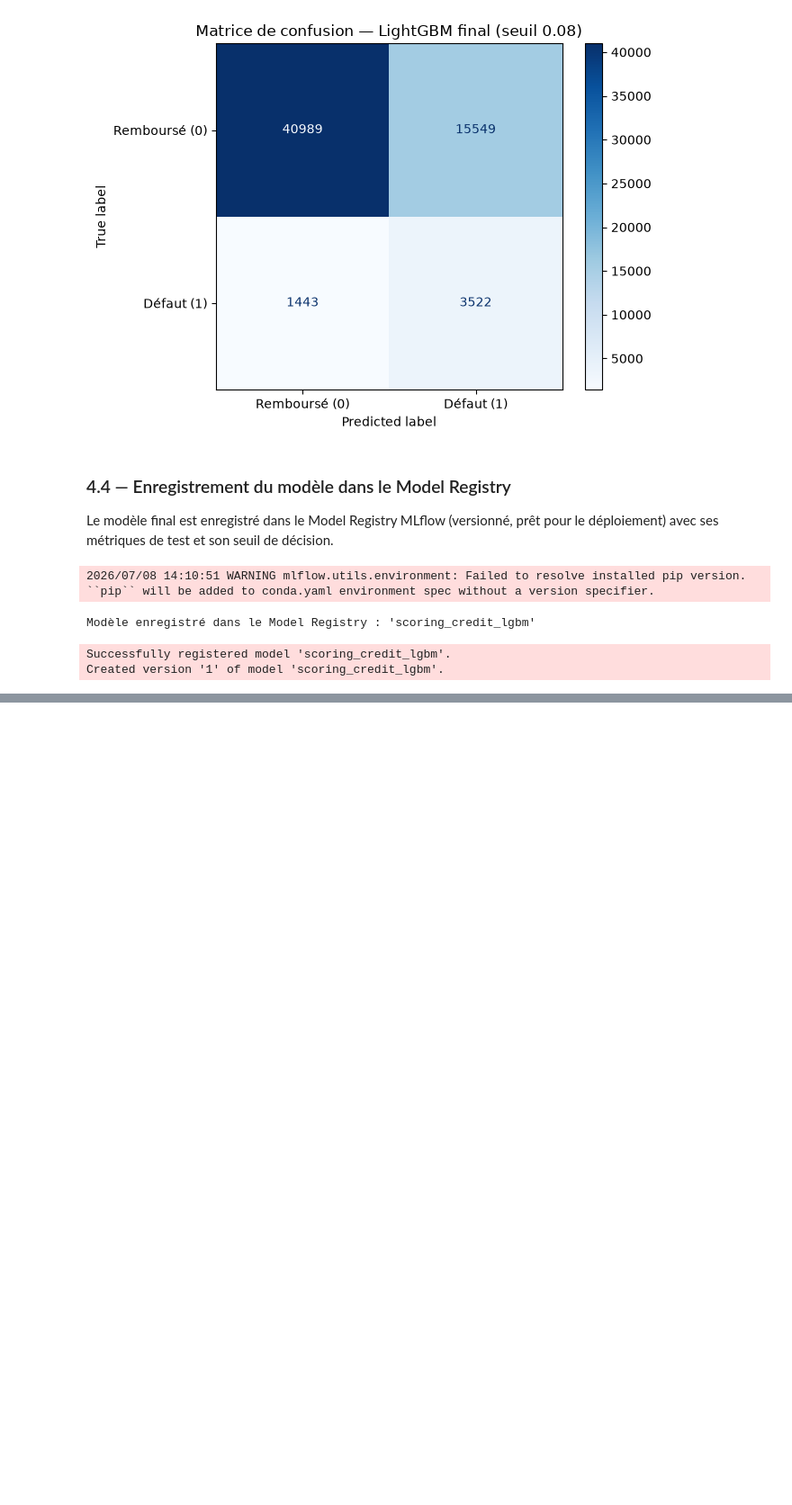
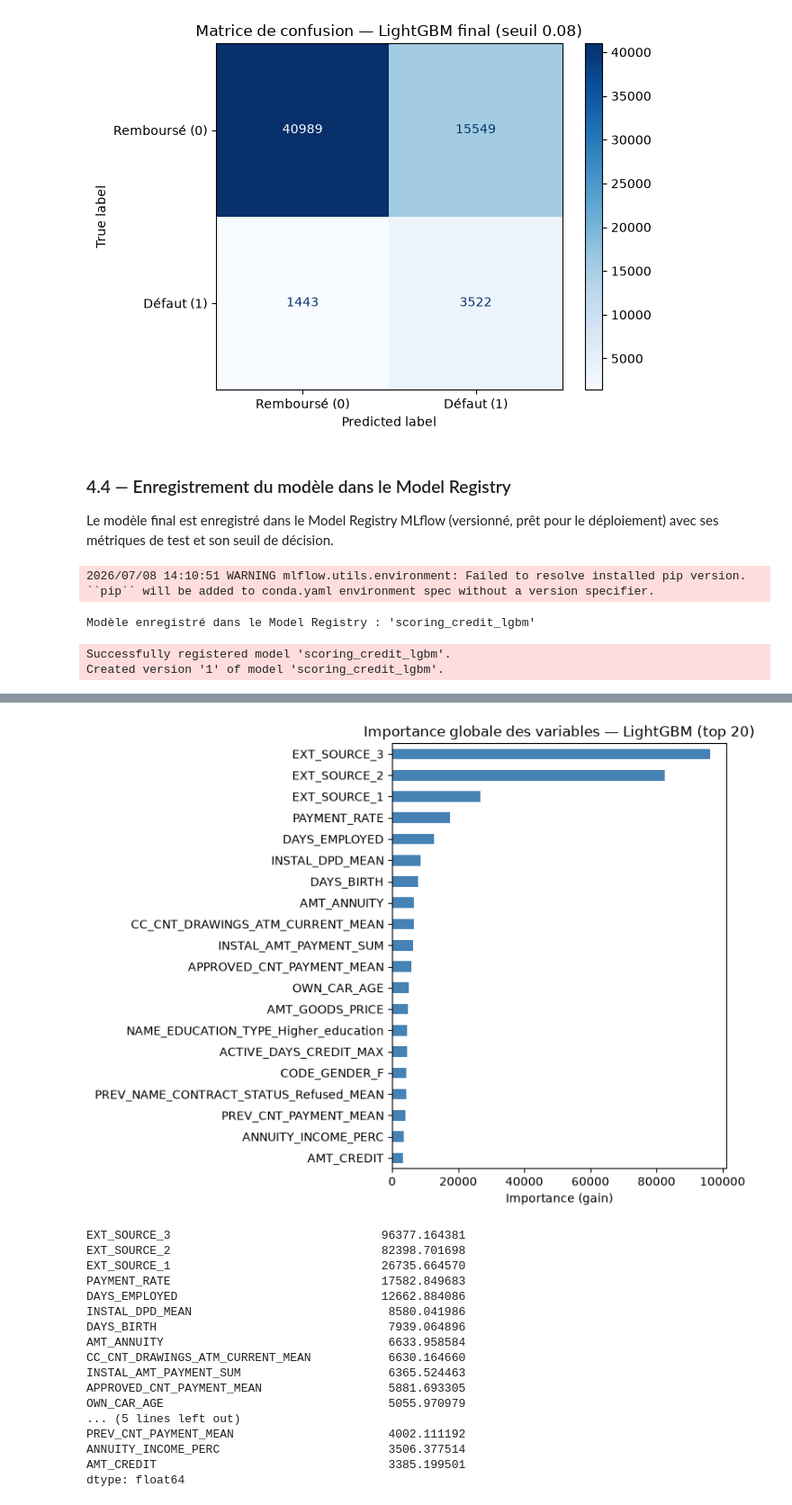
Before and after one commit to matthieudevivie/projet-6---Initiez-vous-au-ML-Ops---partie-1, a Jupyter notebook: notebooks/entrainement_modeles.ipynb, the cells around one changed output, grey strips where cells are left out. Shown at 90% size. Cells and saved outputs as stored; diff of their text form; code cells hidden in the pictures; blank space fills up the shorter version.

Commit message:
Étape 5 : interprétabilité (importance globale + explication locale SHAP natif LightGBM)

```diff
--- a/notebooks/entrainement_modeles.ipynb
+++ b/notebooks/entrainement_modeles.ipynb
@@ -422,0 +430,34 @@ Created version '1' of model 'scoring_credit_lgbm'.
+# %%
+# Importance par "gain" (contribution réelle aux prédictions, plus parlante que le simple "split")
+importances = pd.Series(
+    modele_final.booster_.feature_importance(importance_type="gain"),
+    index=X_train.columns,
+).sort_values(ascending=False)
+
+top20 = importances.head(20)
+plt.figure(figsize=(8, 6))
+top20.sort_values().plot.barh(color="steelblue")
+plt.title("Importance globale des variables — LightGBM (top 20)")
+plt.xlabel("Importance (gain)")
+plt.tight_layout(); plt.show()
+
+top20
+# %% [output]
+[figure, added]
+EXT_SOURCE_3                              96377.164381
+EXT_SOURCE_2                              82398.701698
+EXT_SOURCE_1                              26735.664570
+PAYMENT_RATE                              17582.849683
+DAYS_EMPLOYED                             12662.884086
+INSTAL_DPD_MEAN                            8580.041986
+DAYS_BIRTH                                 7939.064896
+AMT_ANNUITY                                6633.958584
+CC_CNT_DRAWINGS_ATM_CURRENT_MEAN           6630.164660
+INSTAL_AMT_PAYMENT_SUM                     6365.524463
+APPROVED_CNT_PAYMENT_MEAN                  5881.693305
+OWN_CAR_AGE                                5055.970979
+... (5 lines left out)
+PREV_CNT_PAYMENT_MEAN                      4002.111192
+ANNUITY_INCOME_PERC                        3506.377514
+AMT_CREDIT                                 3385.199501
+dtype: float64
```
Also changed, not shown: parts of 5 cells of this notebook.
